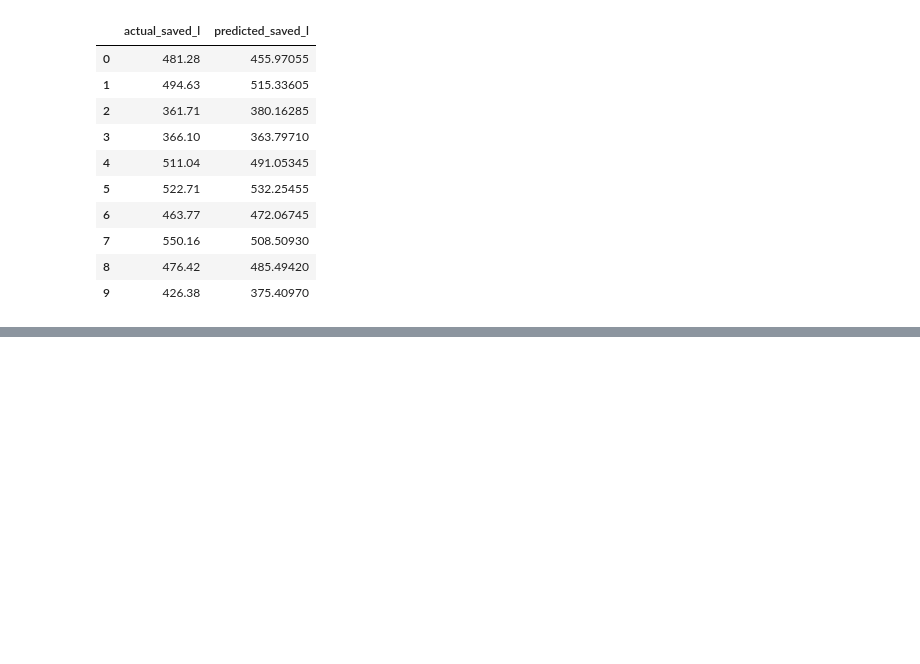
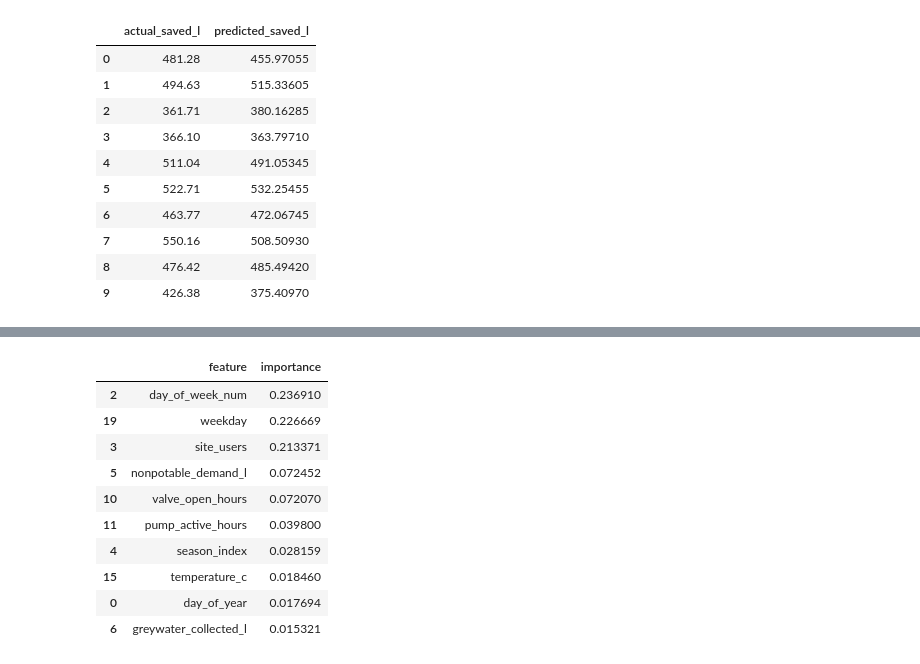
Before and after one commit to Xolane3/greywater-model, a Jupyter notebook: 01_water_savings_model.ipynb, the cells around one changed output, grey strips where cells are left out. Saved outputs shown, nothing was run; the diff lists cells and outputs as text; code cells hidden in the pictures; blank space fills up the shorter version.

```diff
--- a/01_water_savings_model.ipynb
+++ b/01_water_savings_model.ipynb
@@ -217,0 +269,25 @@ results.head(10)
+# %%
+# Find which factors influence the prediction
+importance = pd.DataFrame({
+    "feature": X_train.columns,
+    "importance": model.feature_importances_
+})
+
+importance = importance.sort_values(
+    "importance",
+    ascending=False
+)
+
+importance.head(10)
+# %% [output]
+|  | feature | importance |
+| 2 | day_of_week_num | 0.236910 |
+| 19 | weekday | 0.226669 |
+| 3 | site_users | 0.213371 |
+| 5 | nonpotable_demand_l | 0.072452 |
+| 10 | valve_open_hours | 0.072070 |
+| 11 | pump_active_hours | 0.039800 |
+| 4 | season_index | 0.028159 |
+| 15 | temperature_c | 0.018460 |
+| 0 | day_of_year | 0.017694 |
+| 6 | greywater_collected_l | 0.015321 |
```
Also changed, not shown: parts of 4 cells of this notebook.
